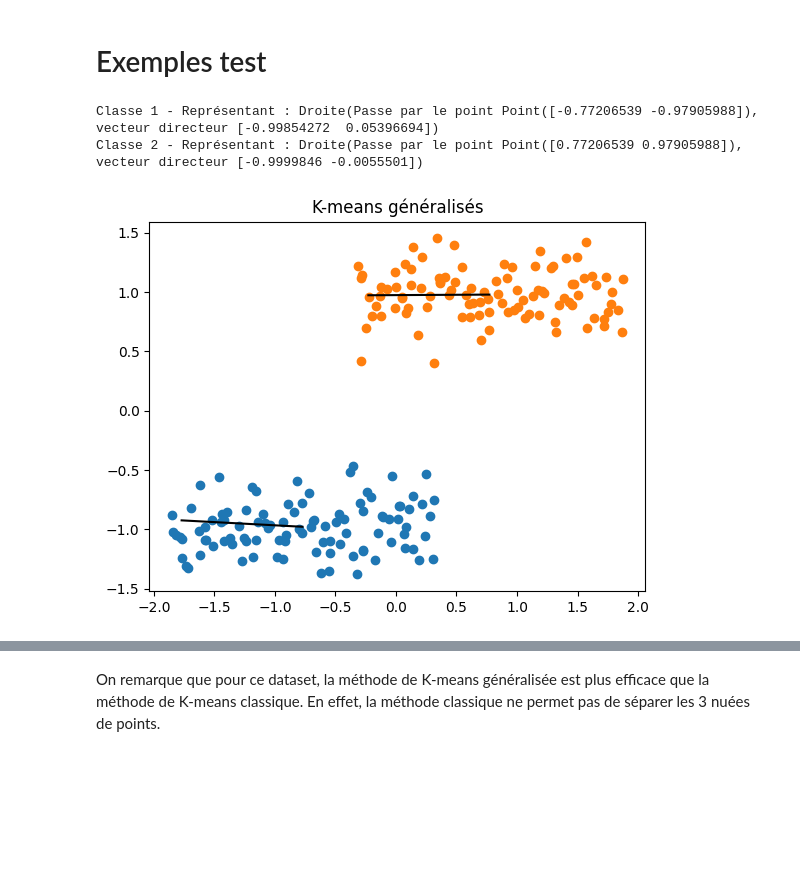
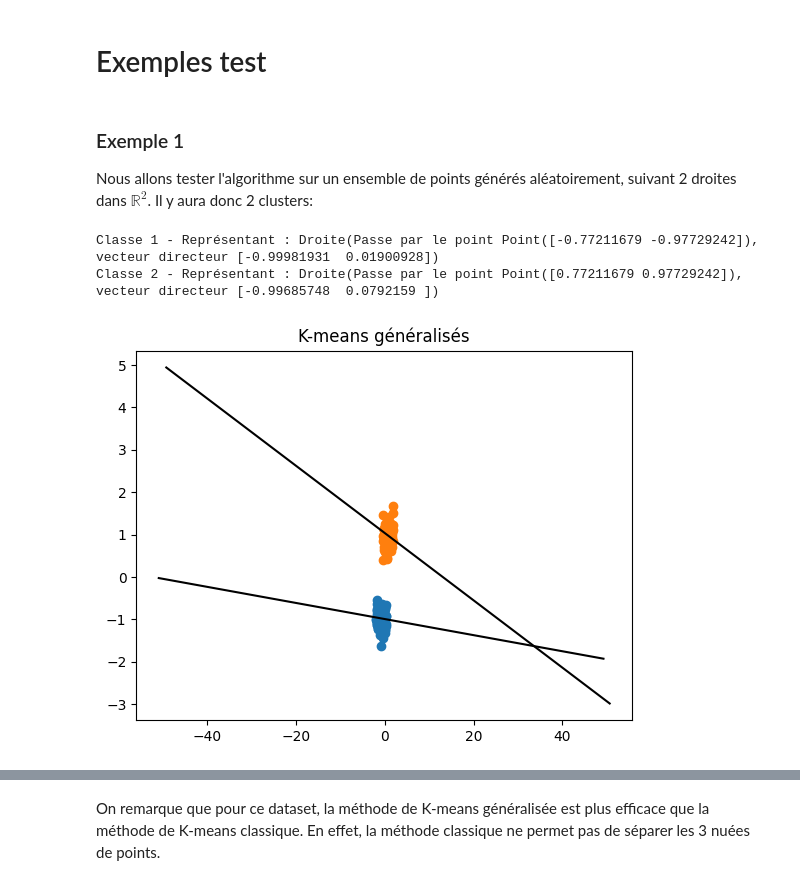
Before and after one commit to NoahKWM/ANDO, a Jupyter notebook: projet_ando.ipynb, the cells around one changed output, grey strips where cells are left out. Saved outputs shown, nothing was run; the diff lists cells and outputs as text; code cells hidden in the pictures; blank space fills up the shorter version.

```diff
--- a/projet_ando.ipynb
+++ b/projet_ando.ipynb
@@ -260,6 +278,10 @@ def kmeans_generalises(points, K, max_iterations=1000):
     return representants, classes
 # %% [markdown]
 # Exemples test
+# %% [markdown]
+### Exemple 1
+
+Nous allons tester l'algorithme sur un ensemble de points générés aléatoirement, suivant 2 droites dans $\mathbb{R}^2$. Il y aura donc 2 clusters:
 # %%
 # Définir trois droites
 def droite1(x):
@@ -299,36 +321,37 @@ for i in range(10):
 representants = liste_representants[np.argmin([np.sum(np.abs(classes - trueclass)) for classes in liste_classes])]
 classes = liste_classes[np.argmin([np.sum(np.abs(classes - trueclass)) for classes in liste_classes])]
 
 
 # Afficher les résultats
 for i in range(K):
     print(f"Classe {i + 1} - Représentant : {representants[i]}")
 
 # Afficher les points en couleur en fonction des classes
 for k in range(K):
     ind_k = np.where(classes == k)[0]
     points_k = data[ind_k]
     plt.scatter(points_k[:, 0], points_k[:, 1], label=f'Classe {k + 1}')
 
 # Afficher les droites des représentants
 for i in range(K):
     droite = representants[i]
 
     # Tracer la droite
     direction = droite.vecteur
-    origin = droite.point.coordonnées
-    scale = 1
-    end_point = origin + scale * direction
+    centre = droite.point.coordonnées
+    scale = 50
+    origin = centre - scale * direction
+    end_point = centre + scale * direction
     plt.plot([origin[0], end_point[0]], [origin[1], end_point[1]], color='black')
 
 # x_values = np.arange(20)
 # plt.plot(x_values, [droite1(i) for i in x_values], color='red', linestyle='dashed', label='Droite 1 réelle')
 # plt.plot(x_values, [droite2(i) for i in x_values], color='green', linestyle='dashed', label='Droite 2 réelle')
 # plt.plot(x_values, [droite3(i) for i in x_values], color='blue', linestyle='dashed', label='Droite 3 réelle')
 
 plt.title('K-means généralisés')
 plt.show()
 # %% [output]
-Classe 1 - Représentant : Droite(Passe par le point Point([-0.77206539 -0.97905988]), vecteur directeur [-0.99854272  0.05396694])
-Classe 2 - Représentant : Droite(Passe par le point Point([0.77206539 0.97905988]), vecteur directeur [-0.9999846 -0.0055501])
+Classe 1 - Représentant : Droite(Passe par le point Point([-0.77211679 -0.97729242]), vecteur directeur [-0.99981931  0.01900928])
+Classe 2 - Représentant : Droite(Passe par le point Point([0.77211679 0.97729242]), vecteur directeur [-0.99685748  0.0792159 ])
-[figure, old version]
+[figure, new version]
```
Also changed, not shown: parts of 9 cells of this notebook.
